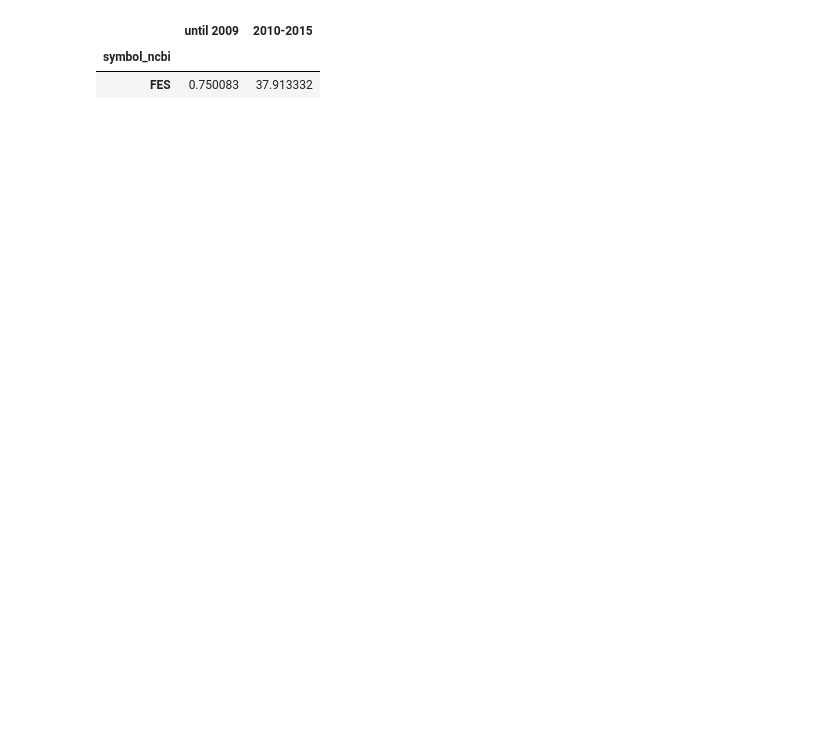
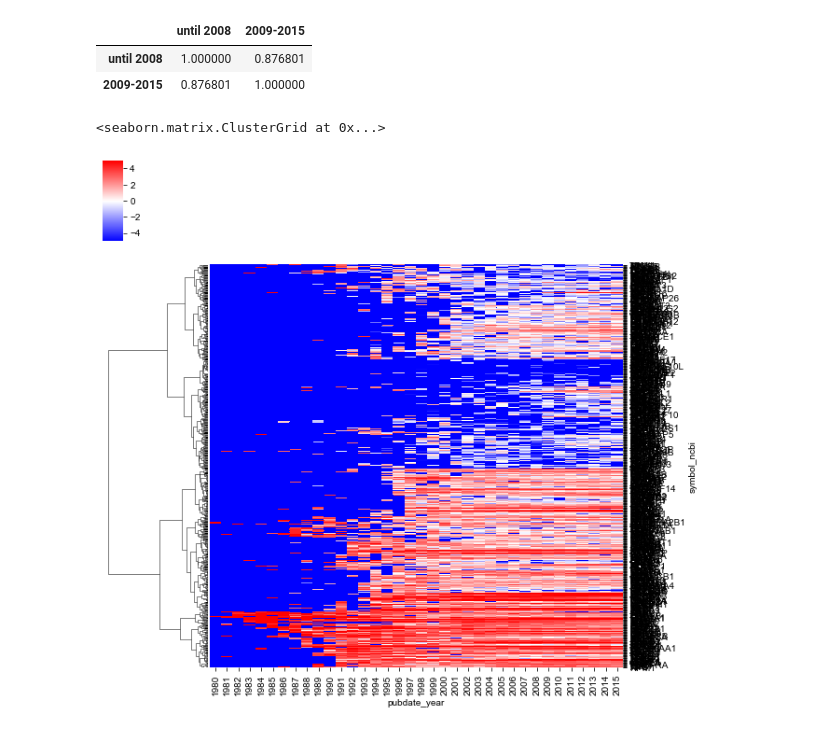
Before and after one commit to tstoeger/minnesota_studies_ratti_stoeger, a Jupyter notebook: 200122_ratti_cancer_genes_decades.ipynb, the cells around one changed output. Drawn from its saved outputs; the diff is of its cells as text; code cells hidden in the pictures; blank space fills up the shorter version.

```diff
--- a/200122_ratti_cancer_genes_decades.ipynb
+++ b/200122_ratti_cancer_genes_decades.ipynb
@@ -123,13 +125,42 @@ if save_images:
-# %%
-h[
-    (h['2010-2015']>10) &
-    (h['until 2009']<1)
-]
-# %% [output]
-|  | until 2009 | 2010-2015 |
-| symbol_ncbi |  |  |
-| FES | 0.750083 | 37.913332 |
+# %%
+h.corr('spearman')
+# %% [output]
+|  | until 2008 | 2009-2015 |
+| until 2008 | 1.000000 | 0.876801 |
+| 2009-2015 | 0.876801 | 1.000000 |
 # %%
 if save_images:
     ret.export_full_frame('{}/inspect_paper_format.xlsx'.format(export_base), h, save_index=False)
+# %%
+m = mega.copy()
+
+m = m[['gene_ncbi', 'symbol_ncbi', 'pubdate_year', 'attention_share']]
+
+g = m.pivot(index='symbol_ncbi', columns='pubdate_year', values='attention_share')
+
+y= [x for x in range(1980, 2016)]
+g = g.loc[:, y].fillna(0)
+
+
+
+
+
+u = np.log2(g[y]/(1/all_gene_info.shape[0]))
+
+u[u<-5] = -10
+
+u[u>10] = 10
+
+sns.clustermap(
+    u,
+    col_cluster=False,
+    cmap='bwr',
+    method='ward',
+    vmin=-5,
+    vmax=5,
+    yticklabels=True
+)
+# %% [output]
+<seaborn.matrix.ClusterGrid at 0x...>
+[figure, added]
 # %%
```
Also changed, not shown: parts of 36 cells of this notebook, 1 other file.
